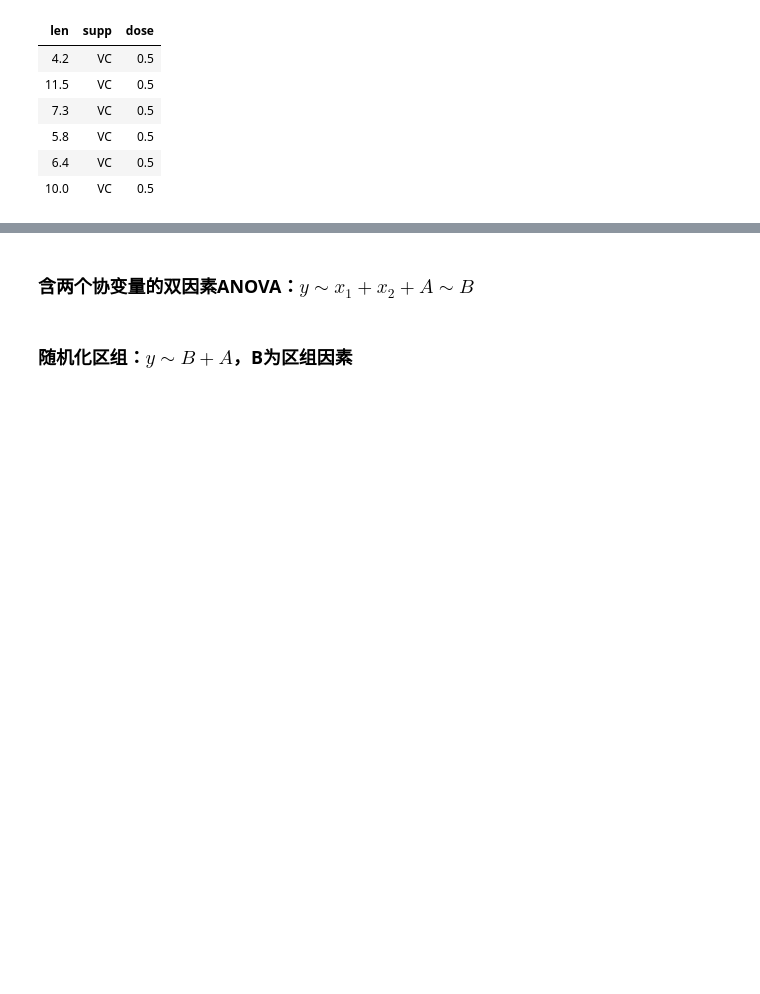
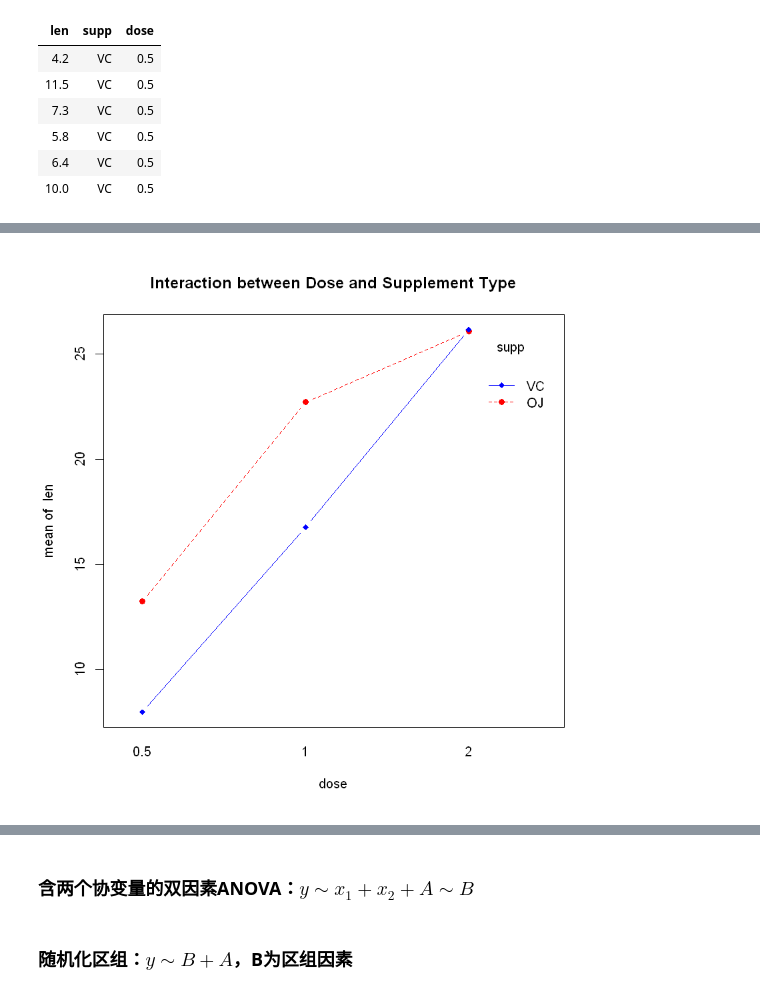
Before and after one commit to Sanningw/ML-and-DL, a Jupyter notebook: math/Statistics/R/stats.ipynb, the cells around one changed output, grey strips where cells are left out. Saved outputs shown, nothing was run; the diff lists cells and outputs as text; code cells hidden in the pictures; blank space fills up the shorter version.

Commit message:
interaction

```diff
--- a/math/Statistics/R/stats.ipynb
+++ b/math/Statistics/R/stats.ipynb
@@ -488,0 +521,6 @@ head(ToothGrowth)
+# %%
+attach(ToothGrowth)
+interaction.plot(dose,supp,len,type="b",col=c("red","blue"),pch=c(16,18),main="Interaction between Dose and Supplement Type")
+detach(ToothGrowth)
+# %% [output]
+[figure, added]
```
Also changed, not shown: parts of 8 cells of this notebook.
